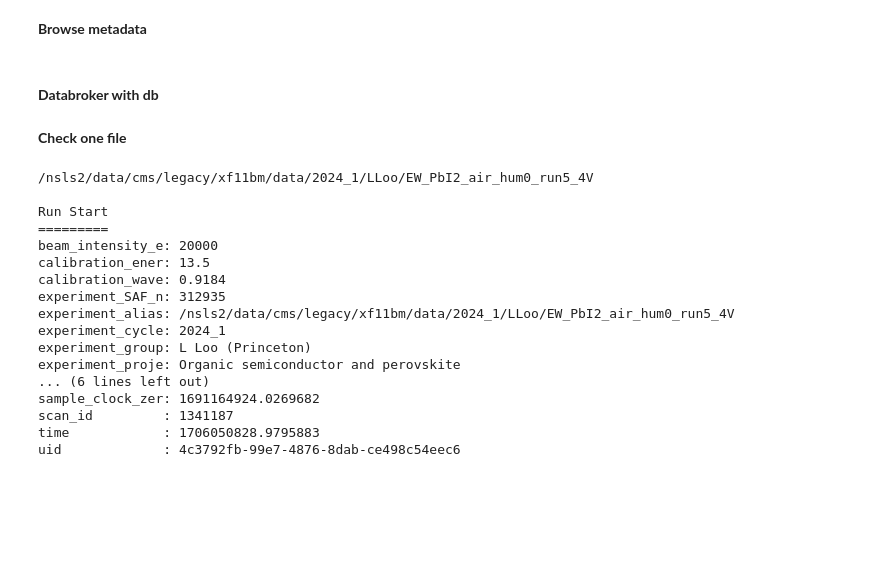
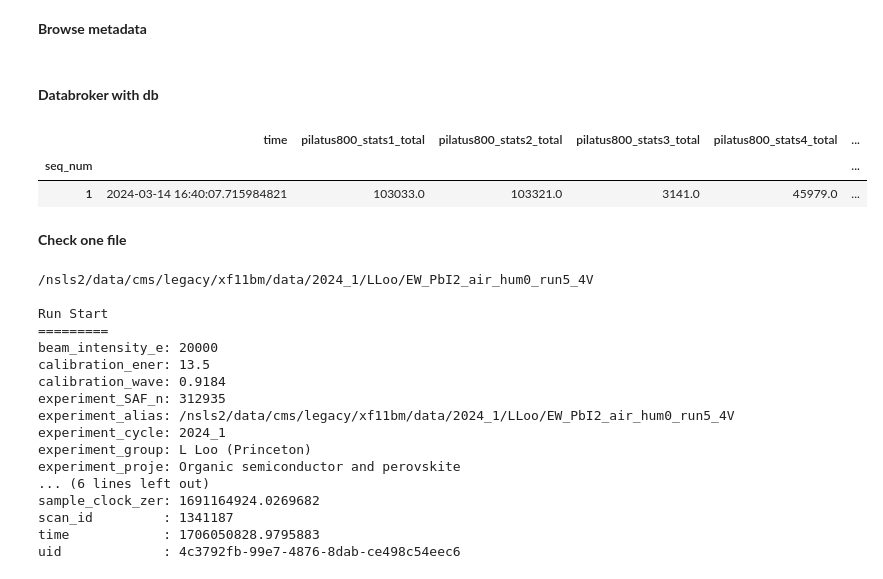
Before and after one commit to CFN-softbio/SciAnalysis, a Jupyter notebook: examples/beamlines/NSLSII_11BM_CMS/UShell/SciAnalysis_Basic_v2_SWAXS.ipynb, the cells around one changed output. Saved outputs shown, nothing was run; the diff lists cells and outputs as text; code cells hidden in the pictures; blank space fills up the shorter version.

```diff
--- a/examples/beamlines/NSLSII_11BM_CMS/UShell/SciAnalysis_Basic_v2_SWAXS.ipynb
+++ b/examples/beamlines/NSLSII_11BM_CMS/UShell/SciAnalysis_Basic_v2_SWAXS.ipynb
@@ -493,6 +524,24 @@ exp.showMetadata(scanid=scan_id, md_interest = ['sample_clock', 'sample_x'])
 #exp.showMetadata(scanid=scan_id, md_interest = ['sample_clock', 'sample_x', 'sample_y'])
 # %% [markdown]
 #### __Databroker with db__
+# %%
+## Example
+import databroker
+db = databroker.DataBroker.named('cms')
+h = db[1418727] #db[2531146]
+
+h.table(fill=True)
+
+# h.start
+# h.fields()
+
+## Get detector data
+#x = list(h.data('pilatus800_image'))
+#print(x)
+# %% [output]
+|  | time | pilatus800_stats1_total | pilatus800_stats2_total | pilatus800_stats3_total | pilatus800_stats4_total | ... |
+| seq_num |  |  |  |  |  | ... |
+| 1 | 2024-03-14 16:40:07.715984821 | 103033.0 | 103321.0 | 3141.0 | 45979.0 | ... |
 # %% [markdown]
 __Check one file__
 # %%
```
Also changed, not shown: parts of 9 cells of this notebook.
